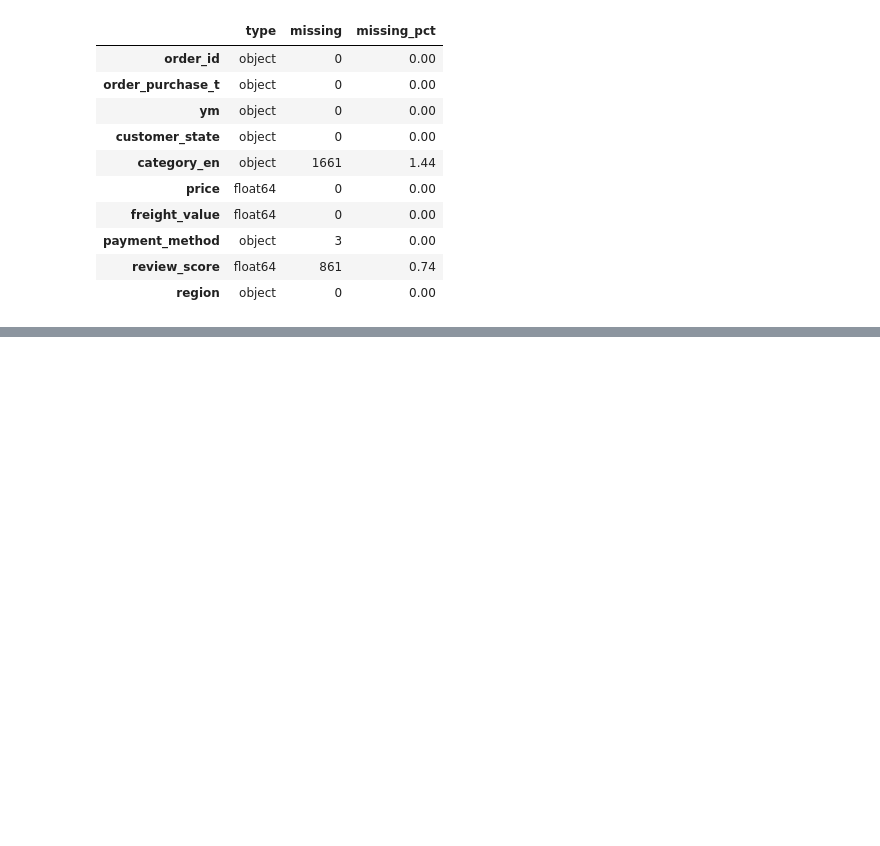
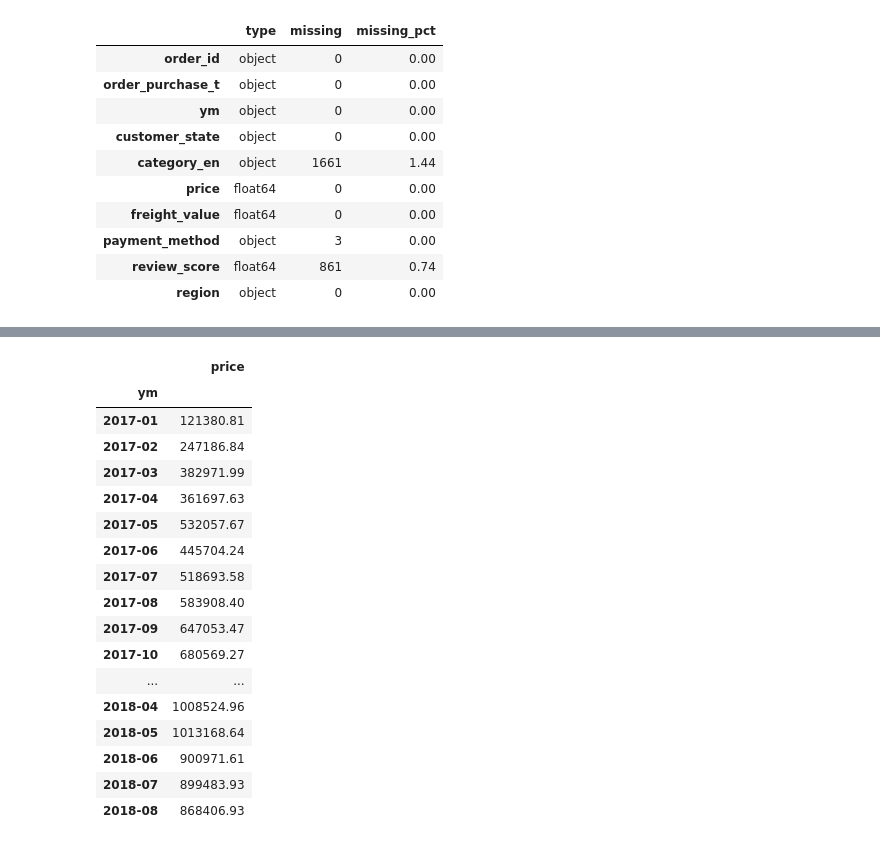
Before and after one commit to zzzer0-wav/Olist-analytics, a Jupyter notebook: notebooks/olist_predict.ipynb, the cells around one changed output, grey strips where cells are left out. Cells and saved outputs as stored; diff of their text form; code cells hidden in the pictures; blank space fills up the shorter version.

```diff
--- a/notebooks/olist_predict.ipynb
+++ b/notebooks/olist_predict.ipynb
@@ -90,0 +90,27 @@ plt.plot(df.ym, df.)
+# %%
+pivot = df.pivot_table(
+    values='price',
+    index='ym',
+    aggfunc='sum'
+)
+
+pivot
+# %% [output]
+|  | price |
+| ym |  |
+| 2017-01 | 121380.81 |
+| 2017-02 | 247186.84 |
+| 2017-03 | 382971.99 |
+| 2017-04 | 361697.63 |
+| 2017-05 | 532057.67 |
+| 2017-06 | 445704.24 |
+| 2017-07 | 518693.58 |
+| 2017-08 | 583908.40 |
+| 2017-09 | 647053.47 |
+| 2017-10 | 680569.27 |
+| ... | ... |
+| 2018-04 | 1008524.96 |
+| 2018-05 | 1013168.64 |
+| 2018-06 | 900971.61 |
+| 2018-07 | 899483.93 |
+| 2018-08 | 868406.93 |
```
Also changed, not shown: parts of 10 cells of this notebook.
